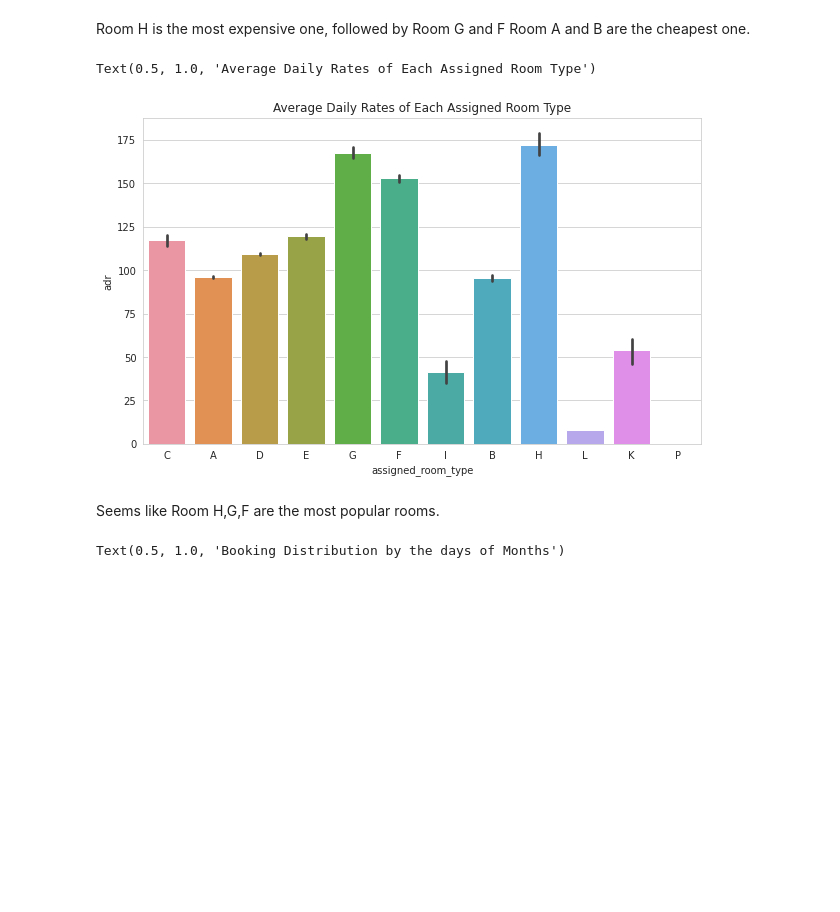
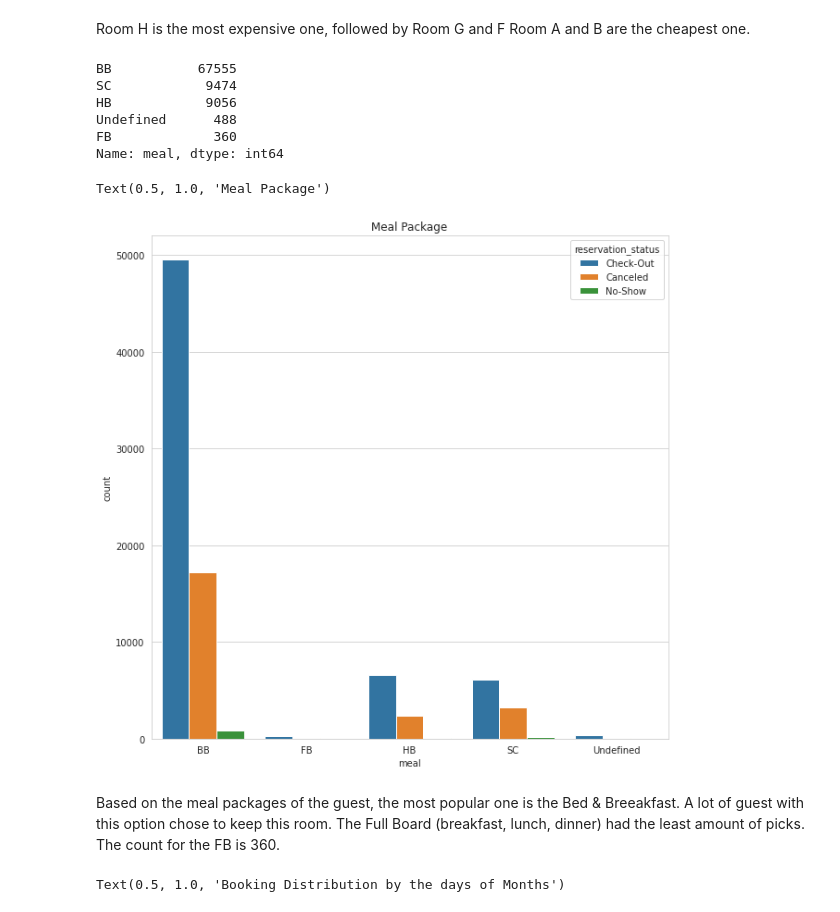
Before and after one commit to rimchristian/Hotel-Reservation-ML-Model, a Jupyter notebook: HotelReservations.ipynb, the cells around one changed output. Drawn from its saved outputs; the diff is of its cells as text; code cells hidden in the pictures; blank space fills up the shorter version.

```diff
--- a/HotelReservations.ipynb
+++ b/HotelReservations.ipynb
@@ -291,8 +295,0 @@ df.describe(include='object')
-# %%
-for col in df.columns:
-  if df[col].dtype == 'object' and col != 'country':
-    df.loc[df[col].str.contains('NULL'), col] = np.nan
-    df.loc[df[col].str.contains('Undefined', na=False), col] = np.nan
-
-null_series = df.isnull().sum()
-print(null_series[null_series > 0])
@@ -308,10 +316,9 @@ dtype: int64
+# %%
+# fill the NA for the country column to Portugul.
+df['agent'] =  df['agent'].fillna('PRT')
 # %%
 # dropping na
-subset = ['country', 'children', 'market_segment', 'distribution_channel']
+subset = ['country', 'children', 'market_segment', 'distribution_channel','meal','adr','customer_type','deposit_type',]
 df = df.dropna(subset=subset)
 # %% [markdown]
 The missing values in the 'agent' column means the customer didn't utilize the agency to reserve. Therefore, these reservations can be seen as purchased directly by the customers. We will throw a random number because this column is useful.
-# %%
-df.loc[df['agent'].isnull(), 'agent'] = 0
-df.loc[df['company'].isnull(), 'company'] = 0
-df.loc[df['meal'].isnull(), 'meal'] = 'SC'
@@ -396,15 +382,26 @@ Text(0.5, 1.0, 'Average Daily Rates of Each Reserved Room Type')
 [figure]
 # %% [markdown]
 Room H is the most expensive one, followed by Room G and F  Room A and B are the cheapest one.
+# %%
+df['meal'].value_counts()
+# %% [output]
+BB           67555
+SC            9474
+HB            9056
+Undefined      488
+FB             360
+Name: meal, dtype: int64
 # %%
-plt.figure(figsize=(10,6))
-ax =  sns.barplot(df['assigned_room_type'], df['adr'])
-plt.title('Average Daily Rates of Each Assigned Room Type')
+plt.figure(figsize=(10,10))
+
+sns.countplot(df['meal'], hue=df['reservation_status'])
+
+plt.title('Meal Package')
 # %% [output]
-Text(0.5, 1.0, 'Average Daily Rates of Each Assigned Room Type')
+Text(0.5, 1.0, 'Meal Package')
-[figure, old version]
+[figure, new version]
-# %% [markdown]
-Seems like Room H,G,F are the most popular rooms.
+# %% [markdown]
+Based on the meal packages of the guest, the most popular one is the Bed & Breeakfast.  A lot of guest with this option chose to keep this room. The Full Board (breakfast, lunch, dinner) had the least amount of picks.  The count for the FB is 360.
 # %%
 plt.plot(df['arrival_date_month'].value_counts().sort_index().values)
 plt.title('Booking Distribution by the days of Months')
```
Also changed, not shown: parts of 89 cells of this notebook.
